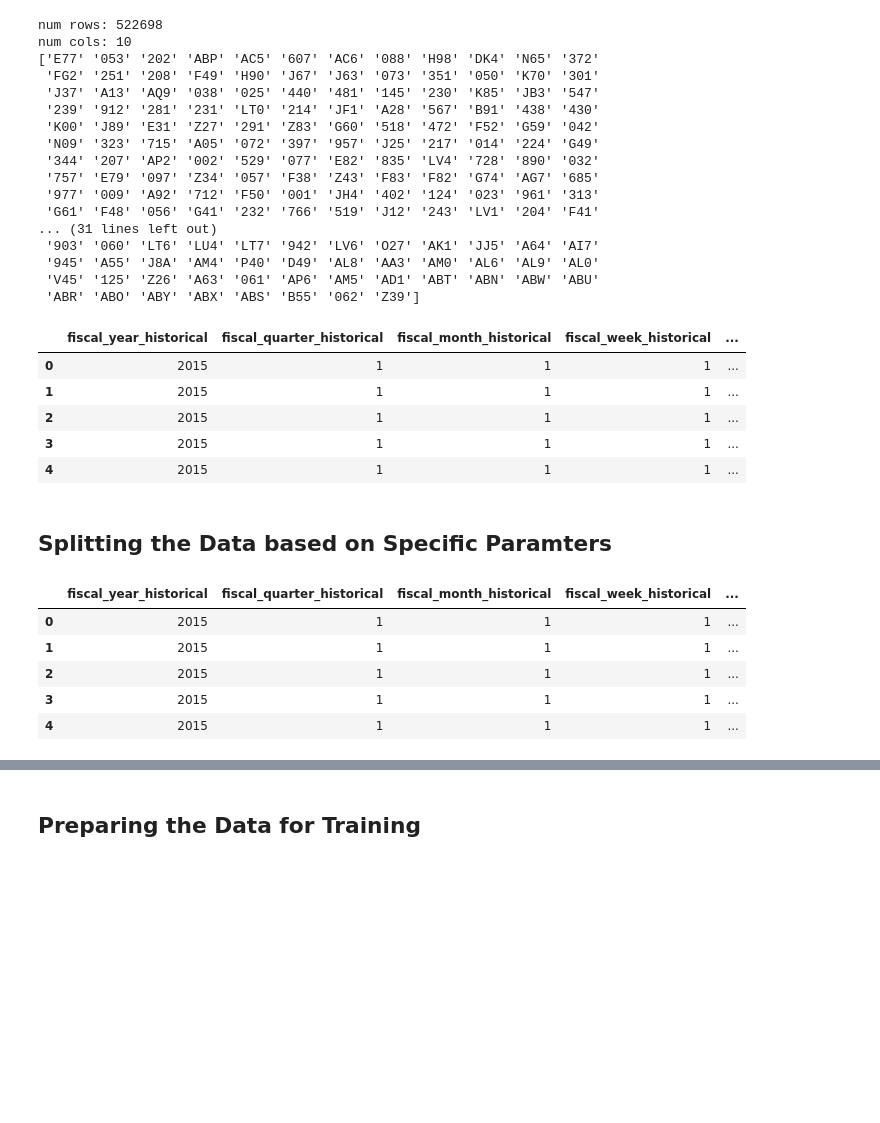
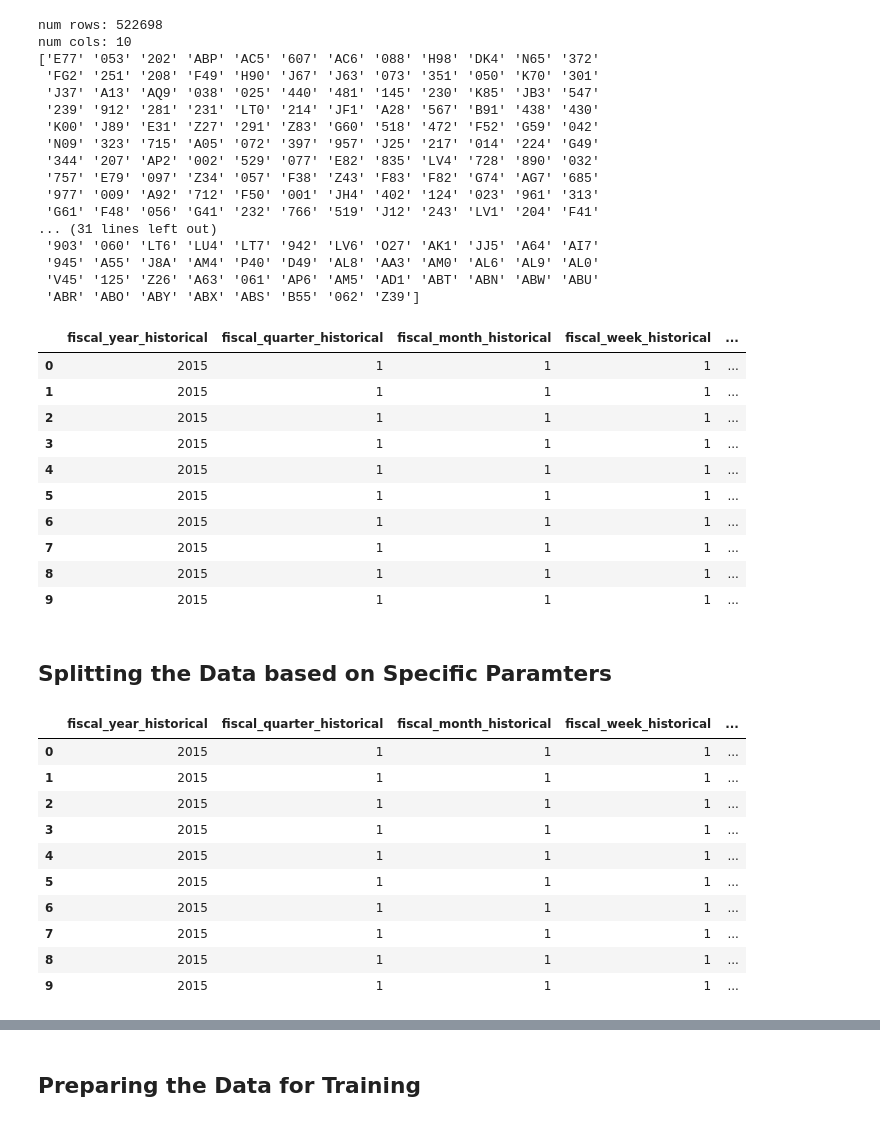
Before and after one commit to Abuynits/TE_Connect, a Jupyter notebook: sales_forcasting.ipynb, the cells around one changed output, grey strips where cells are left out. Cells and saved outputs as stored; diff of their text form; code cells hidden in the pictures; blank space fills up the shorter version.

```diff
--- a/sales_forcasting.ipynb
+++ b/sales_forcasting.ipynb
@@ -14,39 +15,44 @@ print("num rows:", len(df))
 print("num cols:", df.shape[1])
 df["year_week_ordered"] = df['fiscal_year_historical'] + df['fiscal_week_historical']
 df.sort_values(by=['fiscal_year_historical'] + ['fiscal_week_historical'], inplace=True)
 df.reset_index(drop=True, inplace=True)
 u_prod_code = df["product_line_code"].unique()
 print(u_prod_code)
-display(df.head())
+df["Price"] = df["sales_amount"]/df["sales_quantity"]
+display(df.head(10))
 # %% [output]
 num rows: 522698
 num cols: 10
 ['E77' '053' '202' 'ABP' 'AC5' '607' 'AC6' '088' 'H98' 'DK4' 'N65' '372'
  'FG2' '251' '208' 'F49' 'H90' 'J67' 'J63' '073' '351' '050' 'K70' '301'
  'J37' 'A13' 'AQ9' '038' '025' '440' '481' '145' '230' 'K85' 'JB3' '547'
  '239' '912' '281' '231' 'LT0' '214' 'JF1' 'A28' '567' 'B91' '438' '430'
  'K00' 'J89' 'E31' 'Z27' '291' 'Z83' 'G60' '518' '472' 'F52' 'G59' '042'
  'N09' '323' '715' 'A05' '072' '397' '957' 'J25' '217' '014' '224' 'G49'
  '344' '207' 'AP2' '002' '529' '077' 'E82' '835' 'LV4' '728' '890' '032'
  '757' 'E79' '097' 'Z34' '057' 'F38' 'Z43' 'F83' 'F82' 'G74' 'AG7' '685'
  '977' '009' 'A92' '712' 'F50' '001' 'JH4' '402' '124' '023' '961' '313'
  'G61' 'F48' '056' 'G41' '232' '766' '519' 'J12' '243' 'LV1' '204' 'F41'
 ... (31 lines left out)
  '903' '060' 'LT6' 'LU4' 'LT7' '942' 'LV6' 'O27' 'AK1' 'JJ5' 'A64' 'AI7'
  '945' 'A55' 'J8A' 'AM4' 'P40' 'D49' 'AL8' 'AA3' 'AM0' 'AL6' 'AL9' 'AL0'
  'V45' '125' 'Z26' 'A63' '061' 'AP6' 'AM5' 'AD1' 'ABT' 'ABN' 'ABW' 'ABU'
  'ABR' 'ABO' 'ABY' 'ABX' 'ABS' 'B55' '062' 'Z39']
 |  | fiscal_year_historical | fiscal_quarter_historical | fiscal_month_historical | fiscal_week_historical | ... |
 | 0 | 2015 | 1 | 1 | 1 | ... |
 | 1 | 2015 | 1 | 1 | 1 | ... |
 | 2 | 2015 | 1 | 1 | 1 | ... |
 | 3 | 2015 | 1 | 1 | 1 | ... |
 | 4 | 2015 | 1 | 1 | 1 | ... |
+| 5 | 2015 | 1 | 1 | 1 | ... |
+| 6 | 2015 | 1 | 1 | 1 | ... |
+| 7 | 2015 | 1 | 1 | 1 | ... |
+| 8 | 2015 | 1 | 1 | 1 | ... |
+| 9 | 2015 | 1 | 1 | 1 | ... |
 # %% [markdown]
 ## Splitting the Data based on Specific Paramters
 # %%
 def get_raw_data(filtered_df,business_unit_group_name=None,company_region_name_level1=None,product_line_code=None):
-
     if business_unit_group_name is not None:
         filtered_df = filtered_df[filtered_df['business_unit_group_name'] == business_unit_group_name]
     if company_region_name_level1 is not None:
@@ -60,7 +66,7 @@ def get_raw_data(filtered_df,business_unit_group_name=None,company_region_name_l
 
 #raw_df = get_raw_data(df,company_region_name_level1= "EMEA")
 raw_df = get_raw_data(df)
-display(raw_df.head())
+display(raw_df.head(10))
 # %% [output]
 |  | fiscal_year_historical | fiscal_quarter_historical | fiscal_month_historical | fiscal_week_historical | ... |
 | 0 | 2015 | 1 | 1 | 1 | ... |
@@ -68,3 +74,8 @@ display(raw_df.head())
 | 2 | 2015 | 1 | 1 | 1 | ... |
 | 3 | 2015 | 1 | 1 | 1 | ... |
 | 4 | 2015 | 1 | 1 | 1 | ... |
+| 5 | 2015 | 1 | 1 | 1 | ... |
+| 6 | 2015 | 1 | 1 | 1 | ... |
+| 7 | 2015 | 1 | 1 | 1 | ... |
+| 8 | 2015 | 1 | 1 | 1 | ... |
+| 9 | 2015 | 1 | 1 | 1 | ... |
```
Also changed, not shown: parts of 3 cells of this notebook.
